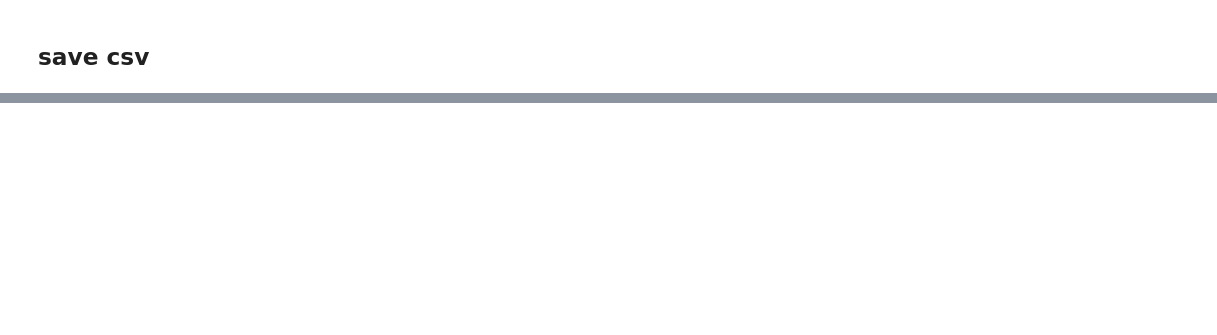
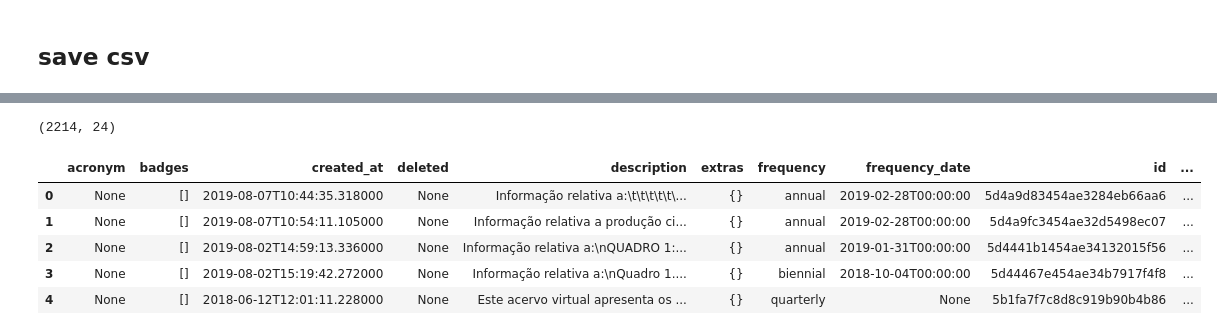
Before and after one commit to andrade-daniel/open_data_gov, a Jupyter notebook: dados-gov-pt/localizacao_pontos_atendimento_ap.ipynb, the cells around one changed output, grey strips where cells are left out. Cells and saved outputs as stored; diff of their text form; code cells hidden in the pictures; blank space fills up the shorter version.

Commit message:
adding options to extract all datasets

```diff
--- a/dados-gov-pt/localizacao_pontos_atendimento_ap.ipynb
+++ b/dados-gov-pt/localizacao_pontos_atendimento_ap.ipynb
@@ -187,0 +191,2 @@ df_mainland.to_csv("locais-atendimento-da-ap.csv")
+# %%
+API_KEY = '[YOUR API KEY]'
@@ -187,0 +195,3 @@ df_mainland.to_csv("locais-atendimento-da-ap.csv")
+# %%
+session = requests.Session()
+session.headers.update({"X-API-KEY": API_KEY})
@@ -187,0 +200,2 @@ df_mainland.to_csv("locais-atendimento-da-ap.csv")
+# %%
+response = session.get("https://dados.gov.pt/api/1/datasets/")
@@ -187,0 +206,12 @@ df_mainland.to_csv("locais-atendimento-da-ap.csv")
+# %%
+datasets = response.json().get("data")
+next_page = response.json().get("next_page")
+while next_page:
+    response = session.get(next_page)
+    datasets += response.json().get("data")
+    next_page = response.json().get("next_page")
+    print(next_page)
+    if not next_page:
+        print("Done!")
+        break
+print("nr of datasets:", len(datasets))
@@ -187,0 +237,14 @@ df_mainland.to_csv("locais-atendimento-da-ap.csv")
+# %%
+# into dataframe
+df = pd.DataFrame(datasets)
+
+print(df.shape)
+df.head()
+# %% [output]
+(2214, 24)
+|  | acronym | badges | created_at | deleted | description | extras | frequency | frequency_date | id | ... |
+| 0 | None | [] | 2019-08-07T10:44:35.318000 | None | Informação relativa a:\t\t\t\t\t\... | {} | annual | 2019-02-28T00:00:00 | 5d4a9d83454ae3284eb66aa6 | ... |
+| 1 | None | [] | 2019-08-07T10:54:11.105000 | None | Informação relativa a produção ci... | {} | annual | 2019-02-28T00:00:00 | 5d4a9fc3454ae32d5498ec07 | ... |
+| 2 | None | [] | 2019-08-02T14:59:13.336000 | None | Informação relativa a:\nQUADRO 1:... | {} | annual | 2019-01-31T00:00:00 | 5d4441b1454ae34132015f56 | ... |
+| 3 | None | [] | 2019-08-02T15:19:42.272000 | None | Informação relativa a:\nQuadro 1.... | {} | biennial | 2018-10-04T00:00:00 | 5d44467e454ae34b7917f4f8 | ... |
+| 4 | None | [] | 2018-06-12T12:01:11.228000 | None | Este acervo virtual apresenta os ... | {} | quarterly | None | 5b1fa7f7c8d8c919b90b4b86 | ... |
```
Also changed, not shown: parts of 23 cells of this notebook.
